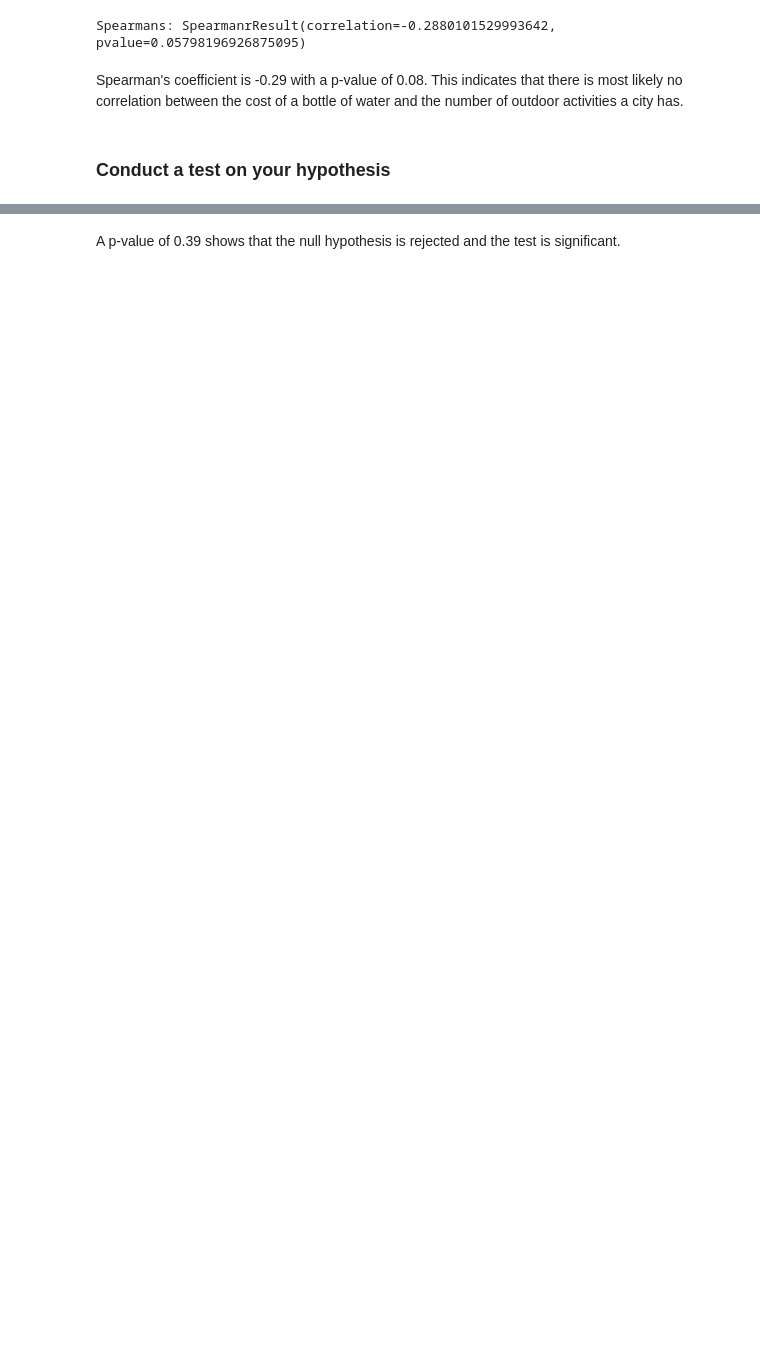
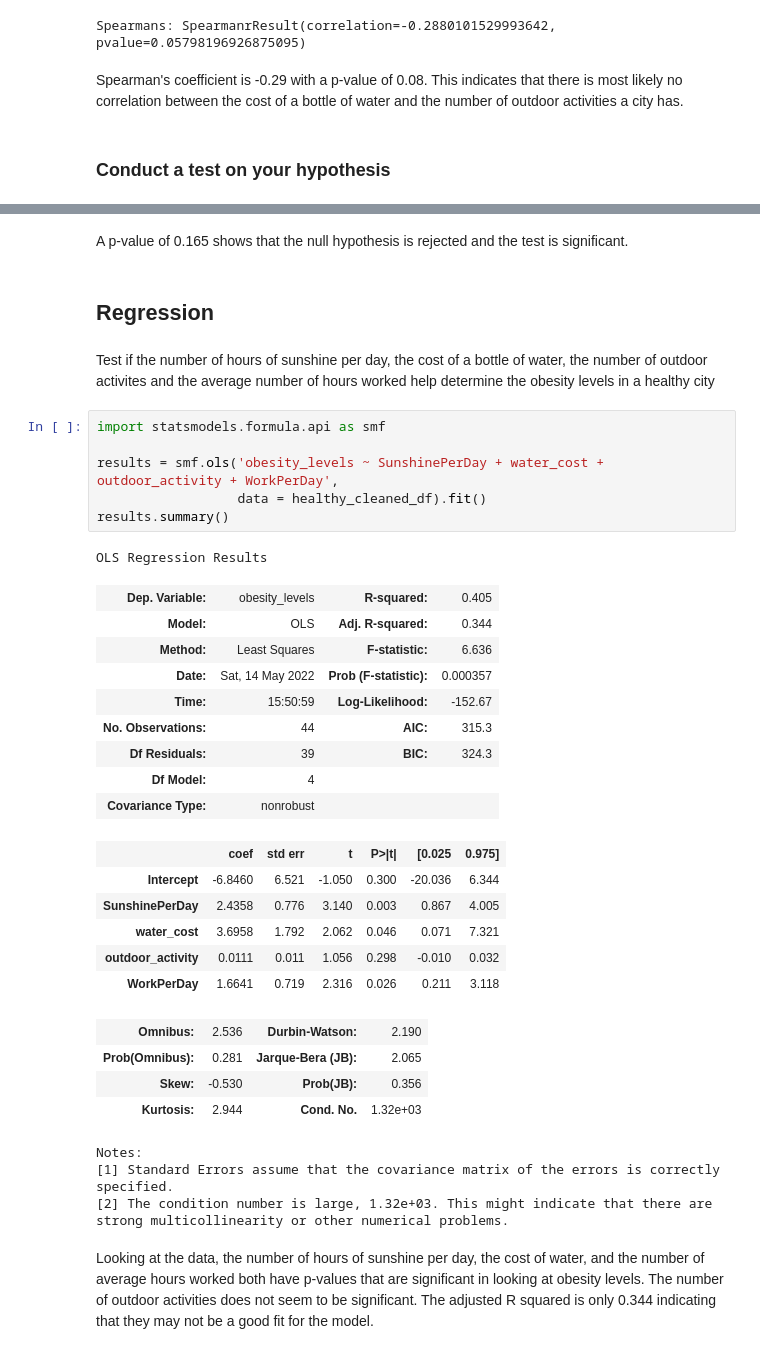
Before and after one commit to catie-williams/bu-dsc, a Jupyter notebook: DSC530/Healthiest City/Healthiest City - CableKimberly.ipynb, the cells around one changed output, grey strips where cells are left out. Cells and saved outputs as stored; diff of their text form; blank space fills up the shorter version.

```diff
--- a/DSC530/Healthiest City/Healthiest City - CableKimberly.ipynb
+++ b/DSC530/Healthiest City/Healthiest City - CableKimberly.ipynb
@@ -822,2 +806,39 @@ p-value: 0.039
 # %% [markdown]
-A p-value of 0.39 shows that the null hypothesis is rejected and the test is significant.
+A p-value of 0.165 shows that the null hypothesis is rejected and the test is significant.
+# %% [markdown]
+## Regression
+# %% [markdown]
+Test if the number of hours of sunshine per day, the cost of a bottle of water, the number of outdoor activites and the average number of hours worked help determine the obesity levels in a healthy city
+# %%
+import statsmodels.formula.api as smf
+
+results = smf.ols('obesity_levels ~ SunshinePerDay + water_cost + outdoor_activity + WorkPerDay',
+                  data = healthy_cleaned_df).fit()
+results.summary()
+# %% [output]
+OLS Regression Results
+| Dep. Variable: | obesity_levels | R-squared: | 0.405 |
+| Model: | OLS | Adj. R-squared: | 0.344 |
+| Method: | Least Squares | F-statistic: | 6.636 |
+| Date: | Sat, 14 May 2022 | Prob (F-statistic): | 0.000357 |
+| Time: | 15:50:59 | Log-Likelihood: | -152.67 |
+| No. Observations: | 44 | AIC: | 315.3 |
+| Df Residuals: | 39 | BIC: | 324.3 |
+| Df Model: | 4 |  |  |
+| Covariance Type: | nonrobust |  |  |
+|  | coef | std err | t | P>|t| | [0.025 | 0.975] |
+| Intercept | -6.8460 | 6.521 | -1.050 | 0.300 | -20.036 | 6.344 |
+| SunshinePerDay | 2.4358 | 0.776 | 3.140 | 0.003 | 0.867 | 4.005 |
+| water_cost | 3.6958 | 1.792 | 2.062 | 0.046 | 0.071 | 7.321 |
+| outdoor_activity | 0.0111 | 0.011 | 1.056 | 0.298 | -0.010 | 0.032 |
+| WorkPerDay | 1.6641 | 0.719 | 2.316 | 0.026 | 0.211 | 3.118 |
+| Omnibus: | 2.536 | Durbin-Watson: | 2.190 |
+| Prob(Omnibus): | 0.281 | Jarque-Bera (JB): | 2.065 |
+| Skew: | -0.530 | Prob(JB): | 0.356 |
+| Kurtosis: | 2.944 | Cond. No. | 1.32e+03 |
+Notes:
+[1] Standard Errors assume that the covariance matrix of the errors is correctly specified.
+[2] The condition number is large, 1.32e+03. This might indicate that there are
+strong multicollinearity or other numerical problems.
+# %% [markdown]
+Looking at the data, the number of hours of sunshine per day, the cost of water, and the number of average hours worked both have p-values that are significant in looking at obesity levels. The number of outdoor activities does not seem to be significant. The adjusted R squared is only 0.344 indicating that they may not be a good fit for the model.
```
Also changed, not shown: parts of 52 cells of this notebook, 8 other files.
